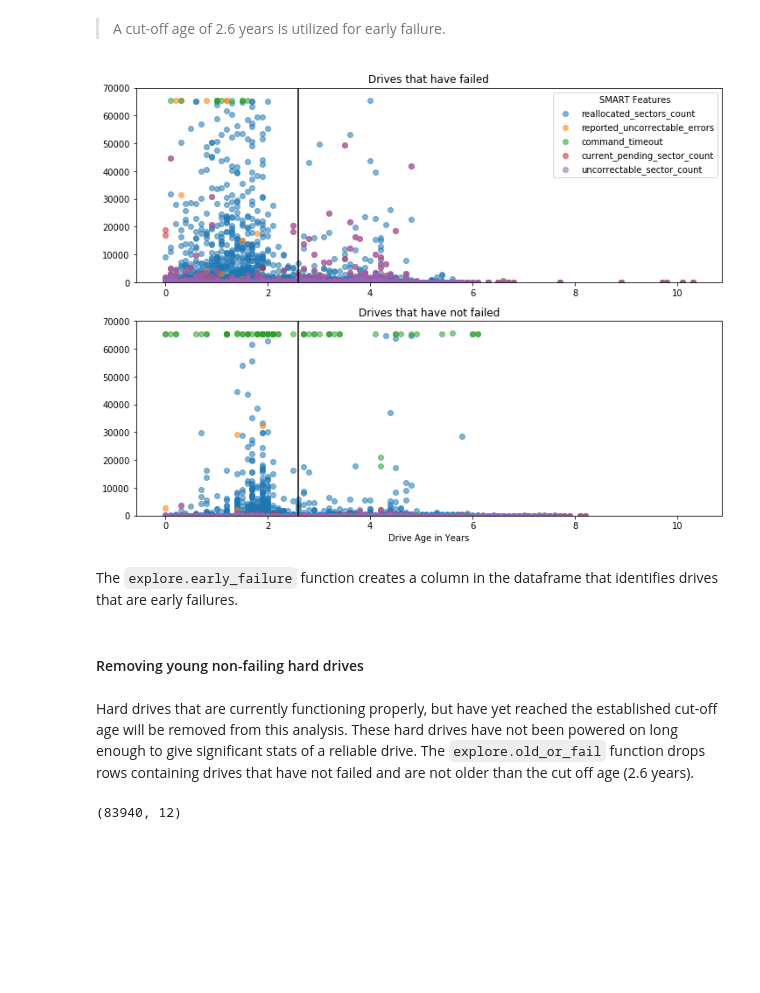
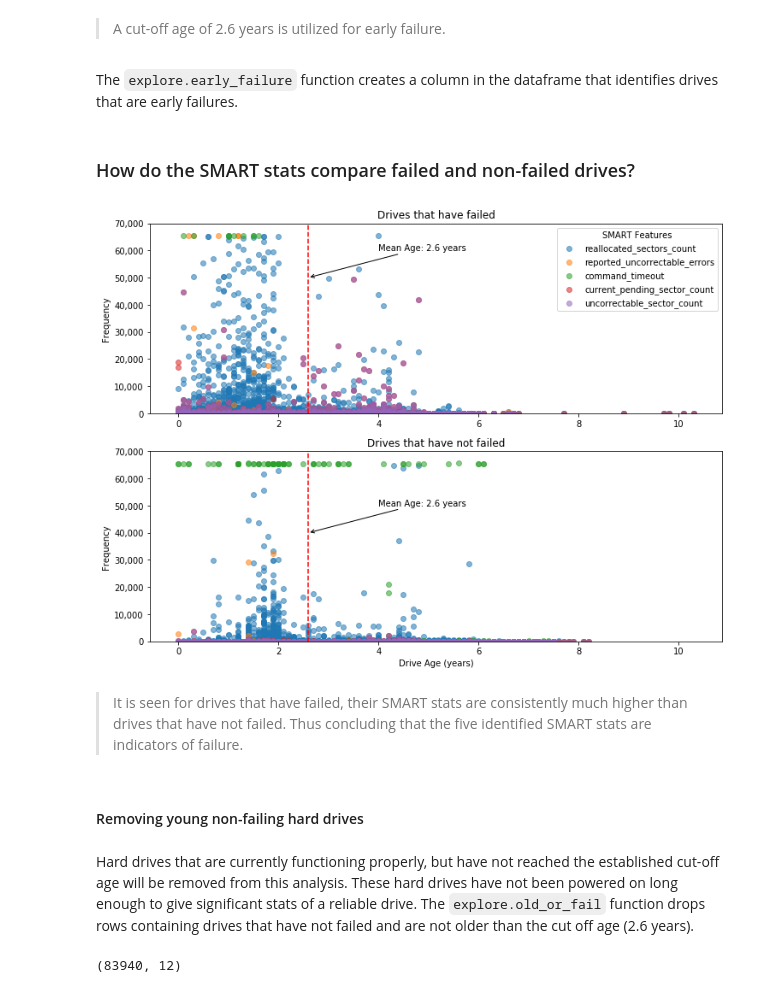
Before and after one commit to just-keep-spinning/hard-drive-project, a Jupyter notebook: Johns_capstone_folder/hard_drive_pipeline.ipynb, the cells around one changed output. Cells and saved outputs as stored; diff of their text form; code cells hidden in the pictures; blank space fills up the shorter version.

```diff
--- a/Johns_capstone_folder/hard_drive_pipeline.ipynb
+++ b/Johns_capstone_folder/hard_drive_pipeline.ipynb
@@ -465,35 +482,64 @@ df[['drive_age_in_years']].describe()
 | max | 10.300000 |
 # %% [markdown]
 > A cut-off age of 2.6 years is utilized for early failure.
-# %%
-fig = plt.figure(figsize=(12,9))
-
-ax1 = plt.subplot(2, 1, 1)
-for col in df.columns[6:]:
-    plt.scatter(y=df_fails[col], x=df_fails.drive_age_in_years, label=col, alpha = .55)
-plt.legend(title = 'SMART Features')
-plt.vlines(2.6, 0, 70_000)
-plt.ylim((0, 70_000))
-plt.title('Drives that have failed')
-
-ax2 = plt.subplot(2, 1, 2, sharex=ax1)
-for col in df.columns[6:]:
-    plt.scatter(y=df_lives[col], x=df_lives.drive_age_in_years, label=col, alpha = .55)
-plt.vlines(2.6, 0, 70_000)
-plt.ylim((0, 70_000))
-plt.xlabel("Drive Age in Years")
-plt.title("Drives that have not failed")
-plt.show()
-# %% [output]
-[figure, removed]
 # %% [markdown]
 The `explore.early_failure` function creates a column in the dataframe that identifies drives that are early failures.
 # %%
 df = explore.early_failure(df)
+# %% [markdown]
+### How do the SMART stats compare failed and non-failed drives?
+# %%
+fig = plt.figure(figsize=(12,9))
+
+#create subplot one
+ax1 = plt.subplot(211)
+#plot smart stats vs their lifespan
+for col in df.columns[6:-1]:
+    plt.scatter(y=df_fails[col], x=df_fails.drive_age_in_years, label=col, alpha = .55)
+plt.legend(title = 'SMART Features')
+plt.vlines(2.6, 0, 70_000, linestyles= "dashed", colors = 'red')
+plt.ylim((0, 70_000))
+plt.ylabel("Frequency")
+plt.title('Drives that have failed')
+#format yticks with commas
+ax1.get_yaxis().set_major_formatter(plt.FuncFormatter(lambda x, loc: "{:,}".format(int(x))))
+
+#place arrow
+plt.annotate(
+    f'Mean Age: 2.6 years',
+    xy=(2.6, 50_000),
+    xytext=(4, 60_000),
+    arrowprops={'arrowstyle': '->'})
+
+#create subplot two
+ax2 = plt.subplot(2, 1, 2, sharex=ax1)
+#plot smart stats vs their lifespan
+for col in df.columns[6:-1]:
+    plt.scatter(y=df_lives[col], x=df_lives.drive_age_in_years, label=col, alpha = .55)
+plt.vlines(2.6, 0, 70_000, linestyles='dashed',colors = 'red')
+plt.ylim((0, 70_000))
+plt.xlabel("Drive Age (years)")
+plt.ylabel("Frequency")
+plt.title("Drives that have not failed")
+#format yticks with commas
+ax2.get_yaxis().set_major_formatter(plt.FuncFormatter(lambda x, loc: "{:,}".format(int(x))))
+
+#place arrow
+plt.annotate(
+    'Mean Age: 2.6 years',
+    xy=(2.6, 40_000),
+    xytext=(4, 50_000),
+    arrowprops={'arrowstyle': '->'})
+
+plt.show()
+# %% [output]
+[figure, added]
+# %% [markdown]
+> It is seen for drives that have failed, their SMART stats are consistently much higher than drives that have not failed. Thus concluding that the five identified SMART stats are indicators of failure.
 # %% [markdown]
 #### Removing young non-failing hard drives
 # %% [markdown]
-Hard drives that are currently functioning properly, but have yet reached the established cut-off age will be removed from this analysis. These hard drives have not been powered on long enough to give significant stats of a reliable drive. The `explore.old_or_fail` function drops rows containing drives that have not failed and are not older than the cut off age (2.6 years).
+Hard drives that are currently functioning properly, but have not reached the established cut-off age will be removed from this analysis. These hard drives have not been powered on long enough to give significant stats of a reliable drive. The `explore.old_or_fail` function drops rows containing drives that have not failed and are not older than the cut off age (2.6 years).
 # %%
 df = explore.old_or_fail(df)
 # %%
```
Also changed, not shown: parts of 113 cells of this notebook, 2 other files.
